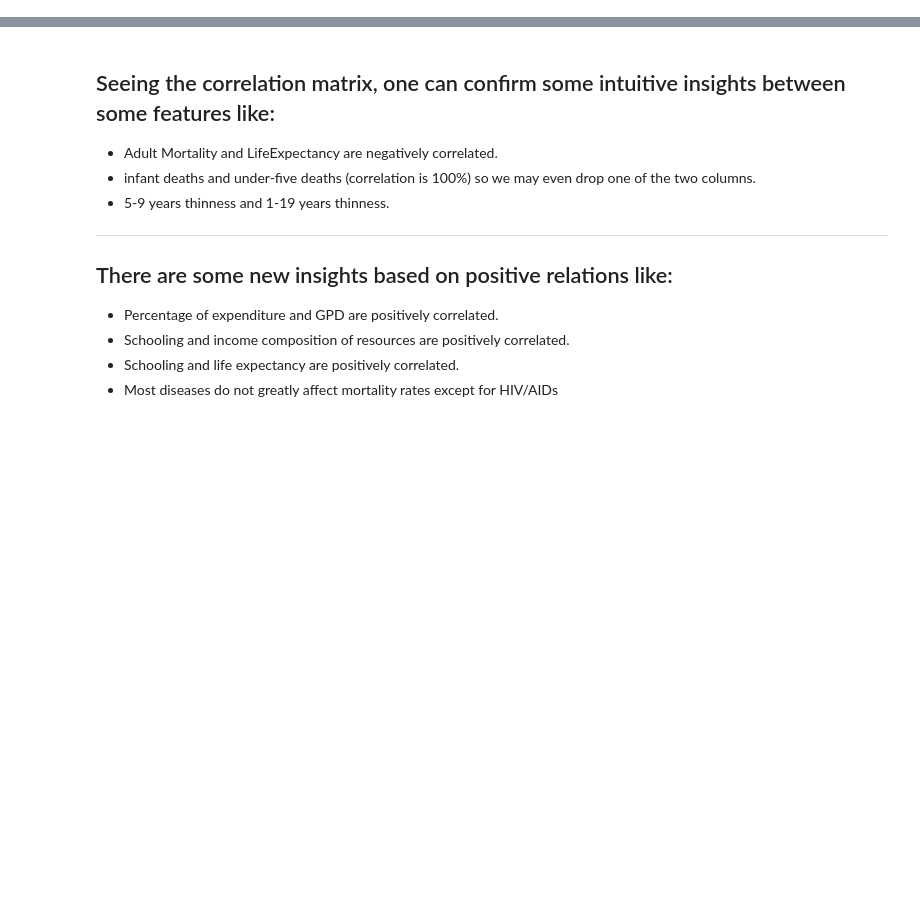
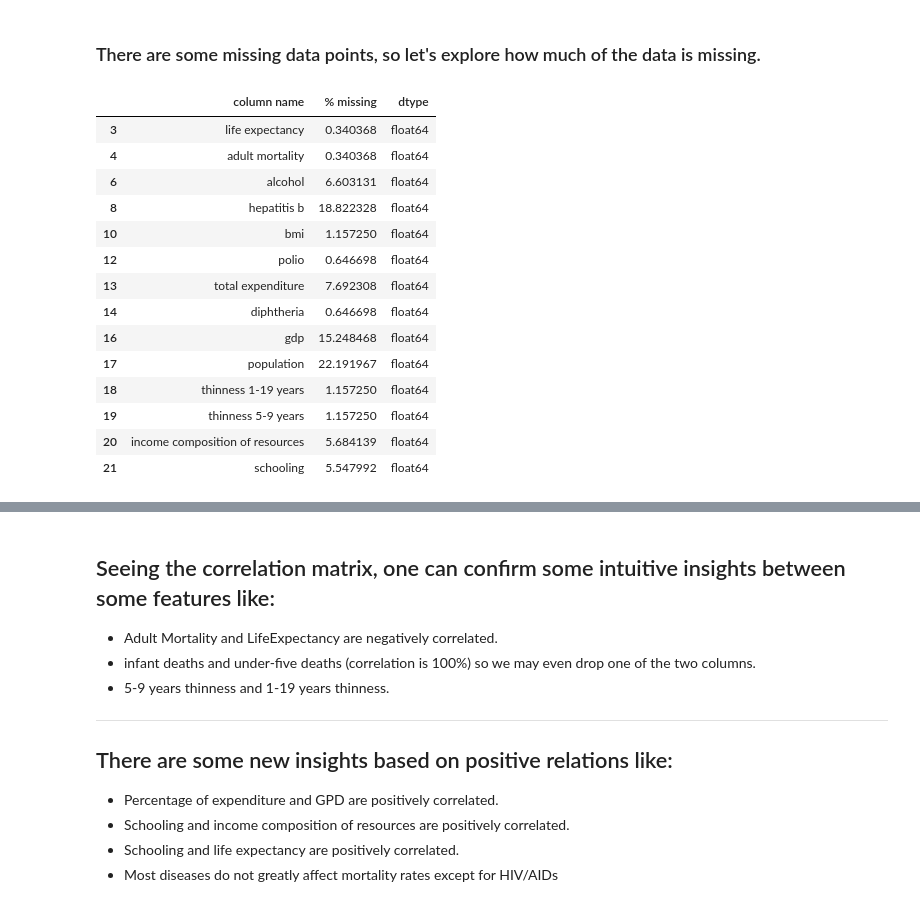
Before and after one commit to Ahmed-Mamdouh99/Data-Engineering-Project, a Jupyter notebook: life_expectancy.ipynb, the cells around one changed output, grey strips where cells are left out. Cells and saved outputs as stored; diff of their text form; code cells hidden in the pictures; blank space fills up the shorter version.

```diff
--- a/life_expectancy.ipynb
+++ b/life_expectancy.ipynb
@@ -31,0 +73,27 @@ df_life_exp_imputed.iloc[:,missing_column_mask] = mean_imputer.fit_transform(df_
+# %% [markdown]
+### There are some missing data points, so let's explore how much of the data is missing.
+# %%
+# Calculate percentage of missing data
+percent_missing = df_life_exp_renamed.isna().sum() * 100 / len(df_life_exp_renamed)
+data = zip(df_life_exp_renamed.columns, percent_missing, df_life_exp_renamed.dtypes)
+# Create data frame with missing data numbers
+df_missing = pd.DataFrame(data=data, columns=['column name', '% missing', 'dtype'])
+# Check columns with missing data
+df_missing = df_missing[df_missing['% missing'] > 0]
+df_missing
+# %% [output]
+|  | column name | % missing | dtype |
+| 3 | life expectancy | 0.340368 | float64 |
+| 4 | adult mortality | 0.340368 | float64 |
+| 6 | alcohol | 6.603131 | float64 |
+| 8 | hepatitis b | 18.822328 | float64 |
+| 10 | bmi | 1.157250 | float64 |
+| 12 | polio | 0.646698 | float64 |
+| 13 | total expenditure | 7.692308 | float64 |
+| 14 | diphtheria | 0.646698 | float64 |
+| 16 | gdp | 15.248468 | float64 |
+| 17 | population | 22.191967 | float64 |
+| 18 | thinness 1-19 years | 1.157250 | float64 |
+| 19 | thinness 5-9 years | 1.157250 | float64 |
+| 20 | income composition of resources | 5.684139 | float64 |
+| 21 | schooling | 5.547992 | float64 |
```
Also changed, not shown: parts of 12 cells of this notebook.
